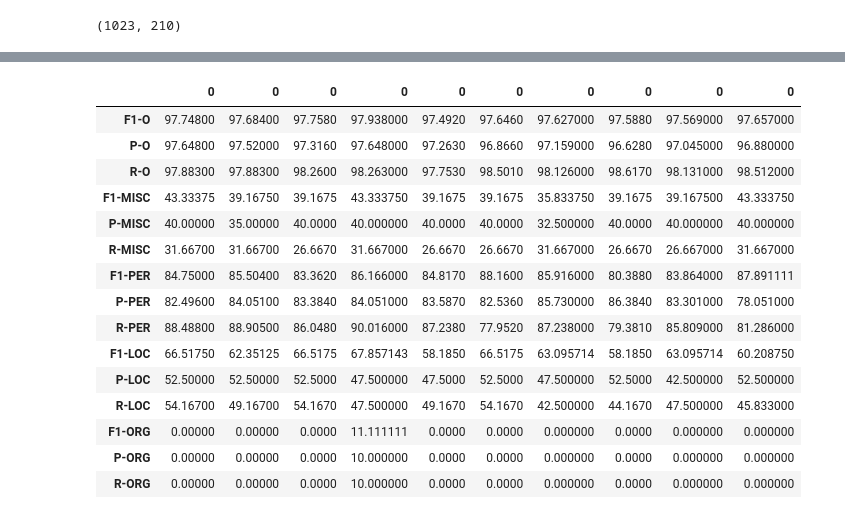
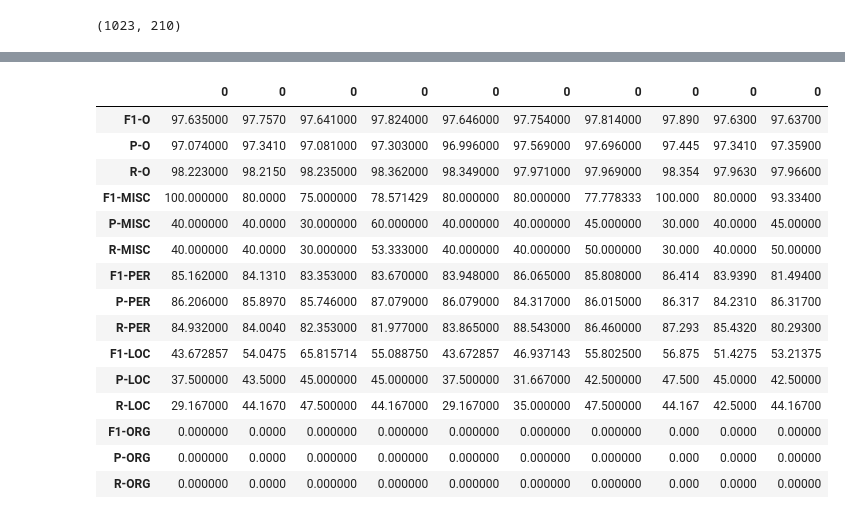
Before and after one commit to frankl1/Word2vec-For-NER-In-Low-Resource-Languages, a Jupyter notebook: fnn-ne-projection.ipynb, the cells around one changed output, grey strips where cells are left out. Saved outputs shown, nothing was run; the diff lists cells and outputs as text; code cells hidden in the pictures.

```diff
--- a/fnn-ne-projection.ipynb
+++ b/fnn-ne-projection.ipynb
@@ -640,7 +648,7 @@ if is_only_vocab:
     text = list(ewo_corpus[ewo_corpus.word != "\n"].word.unique())
 else:
     text = list(ewo_corpus[ewo_corpus.word != "\n"].word)
-ewo_vocab = pd.DataFrame({"text":text + list(tokens)})
+ewo_vocab = pd.DataFrame({"text":text})
 # %%
 if is_only_vocab:
     X_ewo = np.zeros((ewo_vocab.shape[0] * duplication, en_nb_of_phrases))
@@ -652,5 +660,5 @@ if is_only_vocab:
             X_ewo[p] = ewo_fingerprints[c.split(" ")[0]]
             ewo_target[p] = tag2int[getTag(ewo_corpus[ewo_corpus.word == c.split(" ")[-1:][0]]['ne-tag'].iloc[0])]
             p+=1
-    X_ewo, ewo_target = shuffle(X_ewo, ewo_target)
+    X_ewo, ewo_target = shuffle_data(X_ewo, ewo_target)
 # %%
@@ -676,11 +678,3 @@ ewo_vocab[-20:]
 # %%
 if not is_only_vocab:
     X_ewo, ewo_target = corpus2trainingdata(ewo_corpus[ewo_corpus.word != "\n"], ewo_fingerprints)
-# %%
-print(X_ewo.shape, ewo_target.shape)
-if len(X_ewo.shape) == len(X2.shape):
-    X_ewo = np.concatenate((X_ewo, X2))
-    ewo_target = np.concatenate((ewo_target, target2))
-    if shuffle:
-        X_ewo, ewo_target = shuffle(X_ewo, ewo_target)
-print(X_ewo.shape, ewo_target.shape)
@@ -690,3 +681,6 @@ print(X_ewo.shape, ewo_target.shape)
+# %%
+if shuffle:
+    X_ewo, ewo_target = shuffle_data(X_ewo, ewo_target)
 # %%
 y_ewo = ewo_target.copy()
 print(y_ewo.shape, len(ewo_vocab))
@@ -1043,23 +1039,23 @@ trainByTagResult.std(axis=1).to_frame()
 # %%
-testByTagResult.to_csv("results/test-by-tag-merge-{0}.csv".format(max_depth))
+testByTagResult.to_csv("results/test-by-tag.csv")
 testByTagResult
 # %% [output]
 |  | 0 | 0 | 0 | 0 | 0 | 0 | 0 | 0 | 0 | 0 |
-| F1-O | 97.74800 | 97.68400 | 97.7580 | 97.938000 | 97.4920 | 97.6460 | 97.627000 | 97.5880 | 97.569000 | 97.657000 |
-| P-O | 97.64800 | 97.52000 | 97.3160 | 97.648000 | 97.2630 | 96.8660 | 97.159000 | 96.6280 | 97.045000 | 96.880000 |
-| R-O | 97.88300 | 97.88300 | 98.2600 | 98.263000 | 97.7530 | 98.5010 | 98.126000 | 98.6170 | 98.131000 | 98.512000 |
-| F1-MISC | 43.33375 | 39.16750 | 39.1675 | 43.333750 | 39.1675 | 39.1675 | 35.833750 | 39.1675 | 39.167500 | 43.333750 |
-| P-MISC | 40.00000 | 35.00000 | 40.0000 | 40.000000 | 40.0000 | 40.0000 | 32.500000 | 40.0000 | 40.000000 | 40.000000 |
-| R-MISC | 31.66700 | 31.66700 | 26.6670 | 31.667000 | 26.6670 | 26.6670 | 31.667000 | 26.6670 | 26.667000 | 31.667000 |
-| F1-PER | 84.75000 | 85.50400 | 83.3620 | 86.166000 | 84.8170 | 88.1600 | 85.916000 | 80.3880 | 83.864000 | 87.891111 |
-| P-PER | 82.49600 | 84.05100 | 83.3840 | 84.051000 | 83.5870 | 82.5360 | 85.730000 | 86.3840 | 83.301000 | 78.051000 |
-| R-PER | 88.48800 | 88.90500 | 86.0480 | 90.016000 | 87.2380 | 77.9520 | 87.238000 | 79.3810 | 85.809000 | 81.286000 |
-| F1-LOC | 66.51750 | 62.35125 | 66.5175 | 67.857143 | 58.1850 | 66.5175 | 63.095714 | 58.1850 | 63.095714 | 60.208750 |
-| P-LOC | 52.50000 | 52.50000 | 52.5000 | 47.500000 | 47.5000 | 52.5000 | 47.500000 | 52.5000 | 42.500000 | 52.500000 |
-| R-LOC | 54.16700 | 49.16700 | 54.1670 | 47.500000 | 49.1670 | 54.1670 | 42.500000 | 44.1670 | 47.500000 | 45.833000 |
-| F1-ORG | 0.00000 | 0.00000 | 0.0000 | 11.111111 | 0.0000 | 0.0000 | 0.000000 | 0.0000 | 0.000000 | 0.000000 |
-| P-ORG | 0.00000 | 0.00000 | 0.0000 | 10.000000 | 0.0000 | 0.0000 | 0.000000 | 0.0000 | 0.000000 | 0.000000 |
-| R-ORG | 0.00000 | 0.00000 | 0.0000 | 10.000000 | 0.0000 | 0.0000 | 0.000000 | 0.0000 | 0.000000 | 0.000000 |
+| F1-O | 97.635000 | 97.7570 | 97.641000 | 97.824000 | 97.646000 | 97.754000 | 97.814000 | 97.890 | 97.6300 | 97.63700 |
+| P-O | 97.074000 | 97.3410 | 97.081000 | 97.303000 | 96.996000 | 97.569000 | 97.696000 | 97.445 | 97.3410 | 97.35900 |
+| R-O | 98.223000 | 98.2150 | 98.235000 | 98.362000 | 98.349000 | 97.971000 | 97.969000 | 98.354 | 97.9630 | 97.96600 |
+| F1-MISC | 100.000000 | 80.0000 | 75.000000 | 78.571429 | 80.000000 | 80.000000 | 77.778333 | 100.000 | 80.0000 | 93.33400 |
+| P-MISC | 40.000000 | 40.0000 | 30.000000 | 60.000000 | 40.000000 | 40.000000 | 45.000000 | 30.000 | 40.0000 | 45.00000 |
+| R-MISC | 40.000000 | 40.0000 | 30.000000 | 53.333000 | 40.000000 | 40.000000 | 50.000000 | 30.000 | 40.0000 | 50.00000 |
+| F1-PER | 85.162000 | 84.1310 | 83.353000 | 83.670000 | 83.948000 | 86.065000 | 85.808000 | 86.414 | 83.9390 | 81.49400 |
+| P-PER | 86.206000 | 85.8970 | 85.746000 | 87.079000 | 86.079000 | 84.317000 | 86.015000 | 86.317 | 84.2310 | 86.31700 |
+| R-PER | 84.932000 | 84.0040 | 82.353000 | 81.977000 | 83.865000 | 88.543000 | 86.460000 | 87.293 | 85.4320 | 80.29300 |
+| F1-LOC | 43.672857 | 54.0475 | 65.815714 | 55.088750 | 43.672857 | 46.937143 | 55.802500 | 56.875 | 51.4275 | 53.21375 |
+| P-LOC | 37.500000 | 43.5000 | 45.000000 | 45.000000 | 37.500000 | 31.667000 | 42.500000 | 47.500 | 45.0000 | 42.50000 |
+| R-LOC | 29.167000 | 44.1670 | 47.500000 | 44.167000 | 29.167000 | 35.000000 | 47.500000 | 44.167 | 42.5000 | 44.16700 |
+| F1-ORG | 0.000000 | 0.0000 | 0.000000 | 0.000000 | 0.000000 | 0.000000 | 0.000000 | 0.000 | 0.0000 | 0.00000 |
+| P-ORG | 0.000000 | 0.0000 | 0.000000 | 0.000000 | 0.000000 | 0.000000 | 0.000000 | 0.000 | 0.0000 | 0.00000 |
+| R-ORG | 0.000000 | 0.0000 | 0.000000 | 0.000000 | 0.000000 | 0.000000 | 0.000000 | 0.000 | 0.0000 | 0.00000 |
 # %%
 testByTagResult.mean(axis=1).to_frame()
 # %% [output]
```
Also changed, not shown: parts of 41 cells of this notebook, 25 other files.
